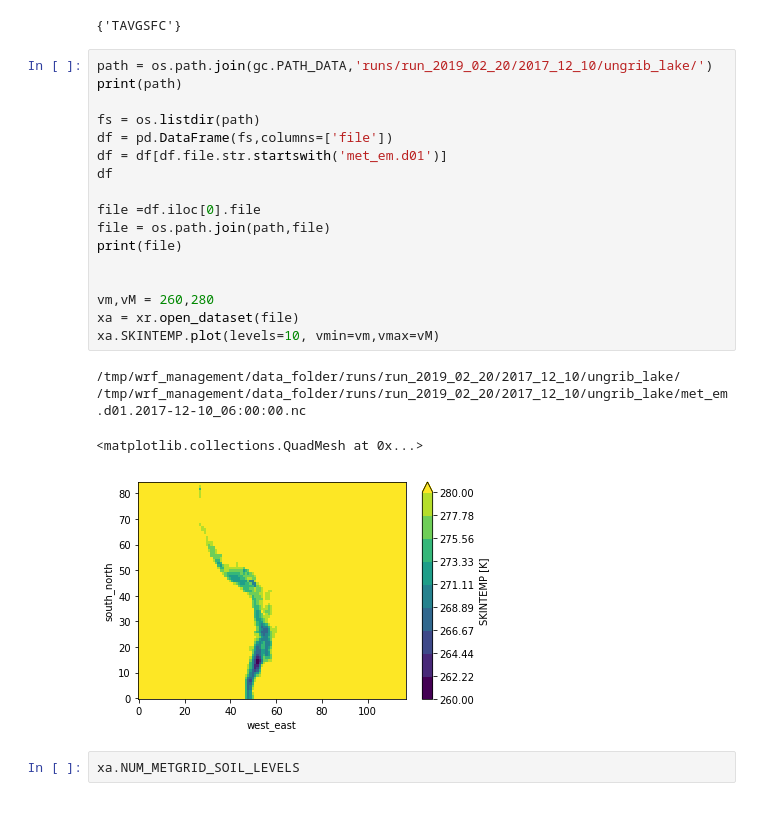
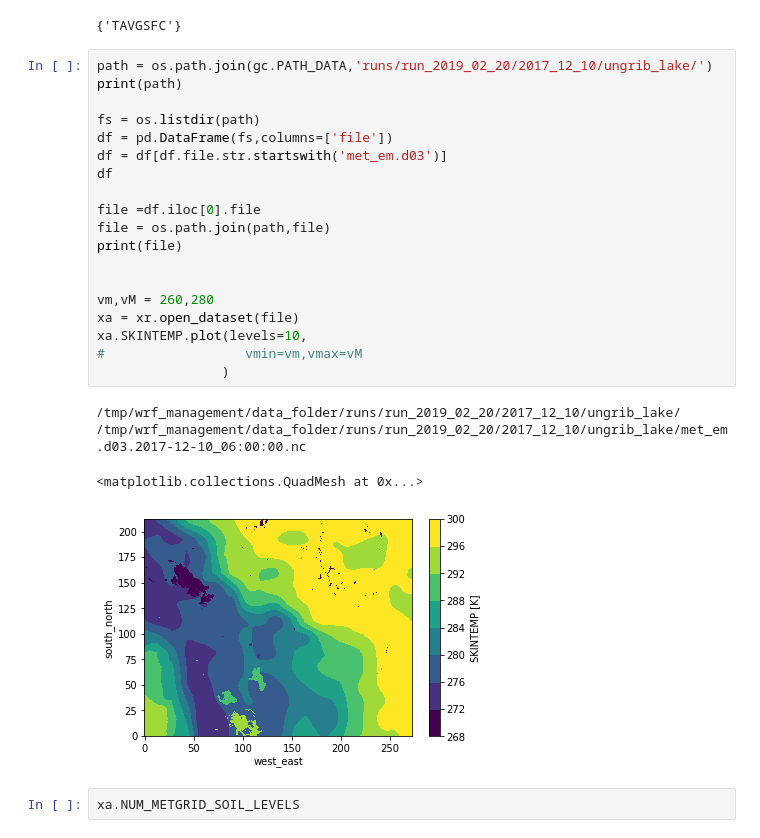
Before and after one commit to daliagachc/wrf_management, a Jupyter notebook: wrf_management/scratchs/Untitled1.ipynb, the cells around one changed output. Drawn from its saved outputs; the diff is of its cells as text; blank space fills up the shorter version.

```diff
--- a/wrf_management/scratchs/Untitled1.ipynb
+++ b/wrf_management/scratchs/Untitled1.ipynb
@@ -42,25 +42,27 @@ set(s1).difference(set(s2))
 # %%
 path = os.path.join(gc.PATH_DATA,'runs/run_2019_02_20/2017_12_10/ungrib_lake/')
 print(path)
 
 fs = os.listdir(path)
 df = pd.DataFrame(fs,columns=['file'])
-df = df[df.file.str.startswith('met_em.d01')]
+df = df[df.file.str.startswith('met_em.d03')]
 df
 
 file =df.iloc[0].file
 file = os.path.join(path,file)
 print(file)
 
 
 vm,vM = 260,280
 xa = xr.open_dataset(file)
-xa.SKINTEMP.plot(levels=10, vmin=vm,vmax=vM)
+xa.SKINTEMP.plot(levels=10,
+#                  vmin=vm,vmax=vM
+                )
 # %% [output]
 /tmp/wrf_management/data_folder/runs/run_2019_02_20/2017_12_10/ungrib_lake/
-/tmp/wrf_management/data_folder/runs/run_2019_02_20/2017_12_10/ungrib_lake/met_em.d01.2017-12-10_06:00:00.nc
+/tmp/wrf_management/data_folder/runs/run_2019_02_20/2017_12_10/ungrib_lake/met_em.d03.2017-12-10_06:00:00.nc
 <matplotlib.collections.QuadMesh at 0x...>
-[figure, old version]
+[figure, new version]
 # %%
 xa.NUM_METGRID_SOIL_LEVELS
 # %% [output]
```
Also changed, not shown: parts of 11 cells of this notebook, 3 other files.
